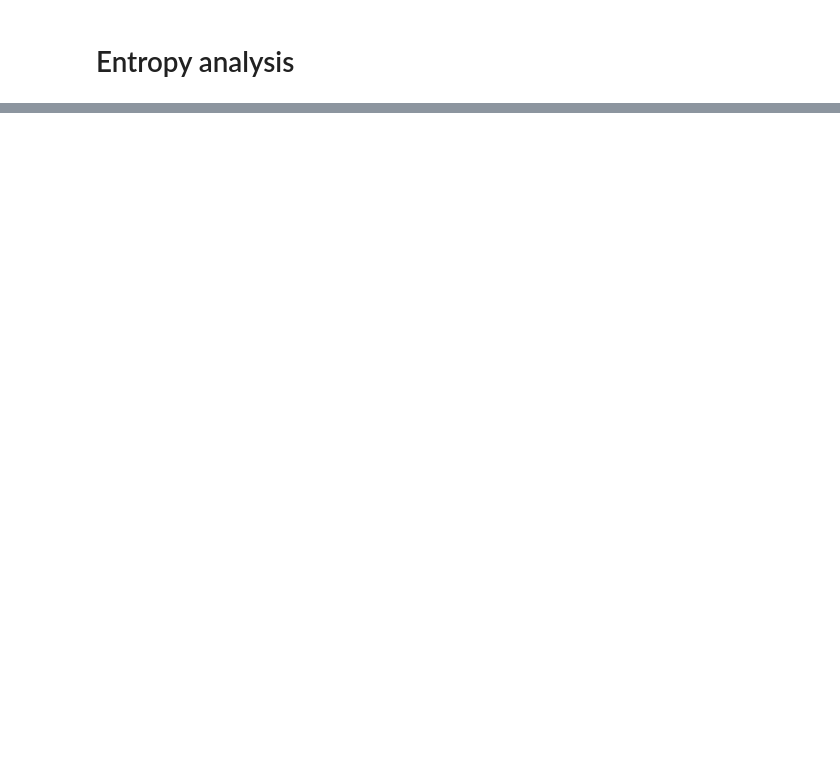
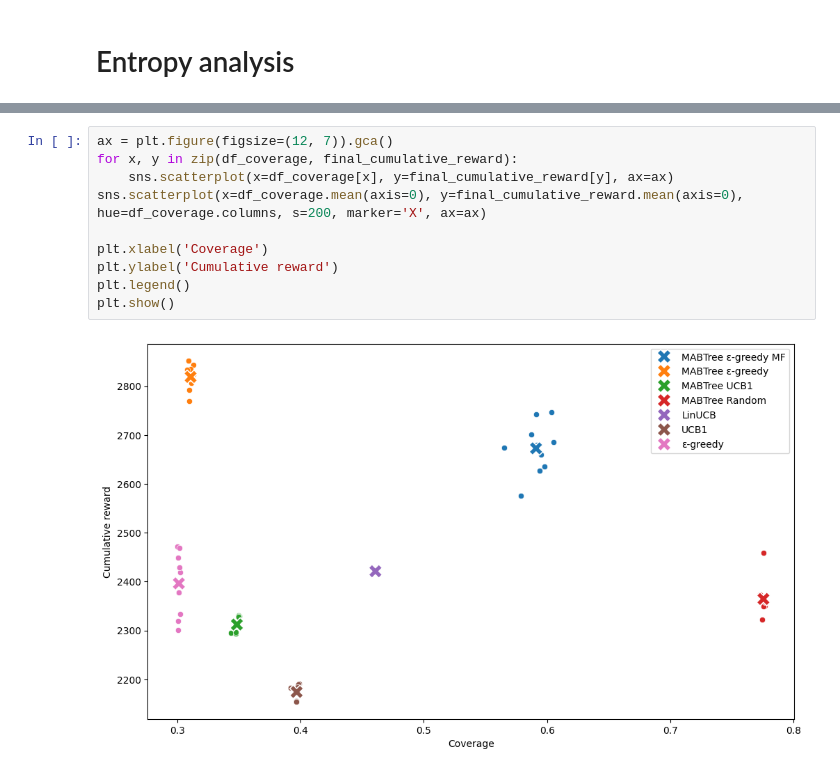
Before and after one commit to rik1599/recsys4good, a Jupyter notebook: evaluate.ipynb, the cells around one changed output, grey strips where cells are left out. Drawn from its saved outputs; the diff is of its cells as text; blank space fills up the shorter version.

```diff
--- a/evaluate.ipynb
+++ b/evaluate.ipynb
@@ -149,0 +182,12 @@ plt.show()
+# %%
+ax = plt.figure(figsize=(12, 7)).gca()
+for x, y in zip(df_coverage, final_cumulative_reward):
+    sns.scatterplot(x=df_coverage[x], y=final_cumulative_reward[y], ax=ax)
+sns.scatterplot(x=df_coverage.mean(axis=0), y=final_cumulative_reward.mean(axis=0), hue=df_coverage.columns, s=200, marker='X', ax=ax)
+
+plt.xlabel('Coverage')
+plt.ylabel('Cumulative reward')
+plt.legend()
+plt.show()
+# %% [output]
+[figure, added]
```
Also changed, not shown: parts of 12 cells of this notebook, 10 other files.
